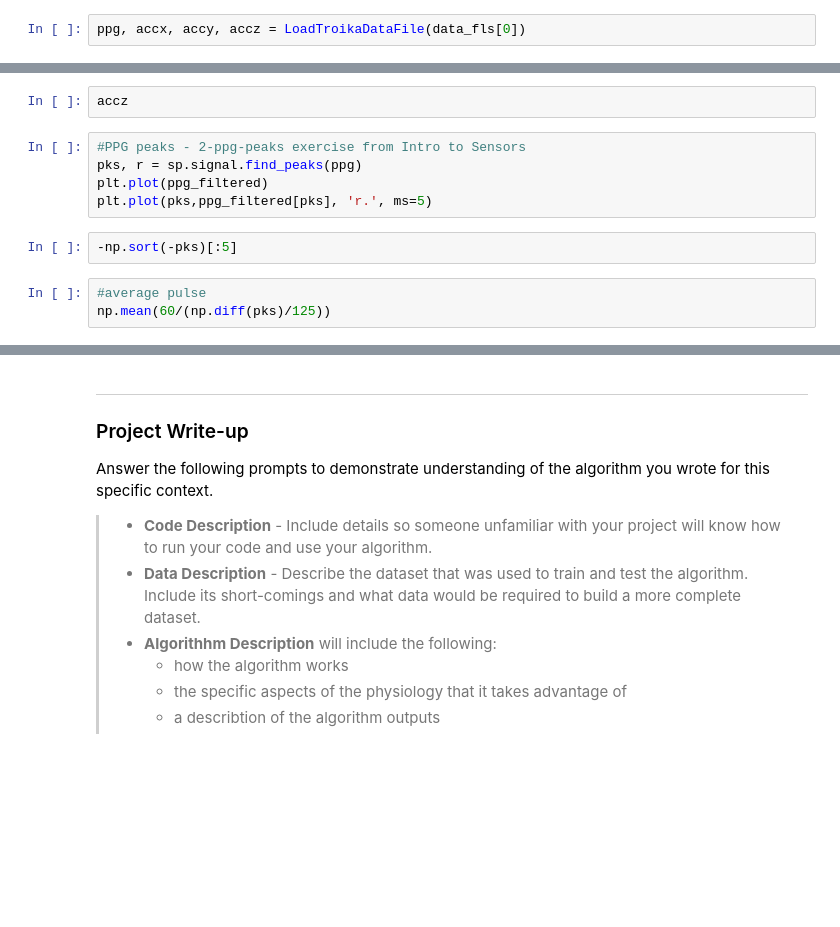
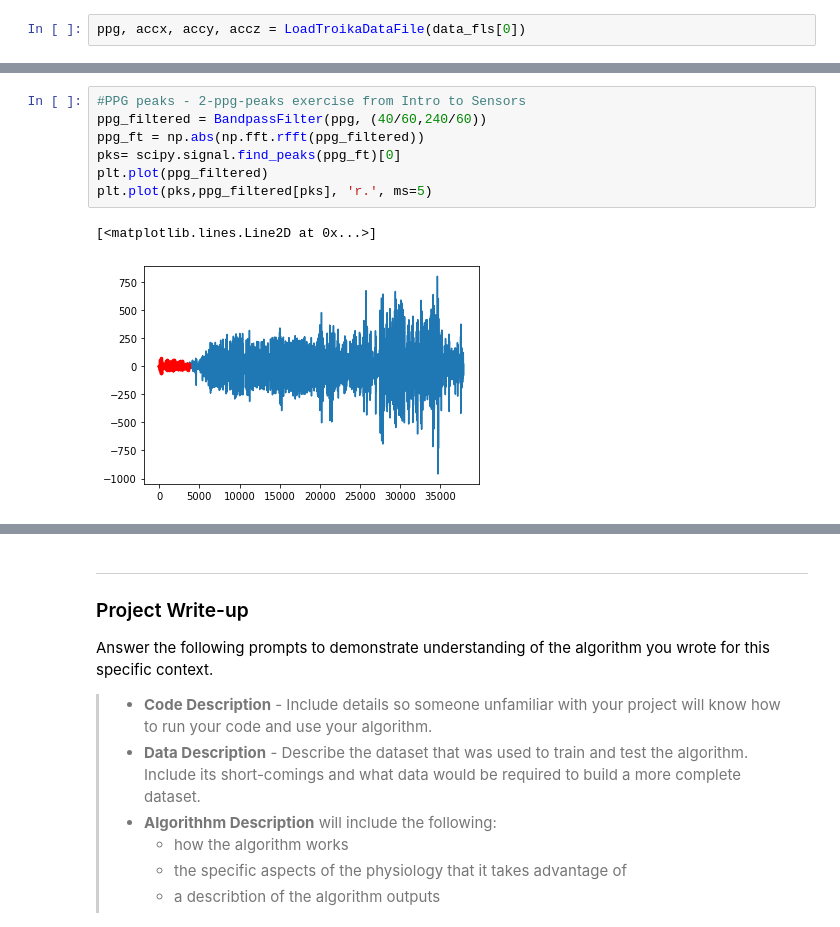
Before and after one commit to rodrigombsantana/Udacity-Nanodegree-AI-Healthcare, a Jupyter notebook: PPG_project/pulse_rate_starter.ipynb, the cells around one changed output, grey strips where cells are left out. Cells and saved outputs as stored; diff of their text form; blank space fills up the shorter version.

```diff
--- a/PPG_project/pulse_rate_starter.ipynb
+++ b/PPG_project/pulse_rate_starter.ipynb
@@ -216,12 +250,10 @@ accy
-# %%
-accz
 # %%
 #PPG peaks - 2-ppg-peaks exercise from Intro to Sensors
-pks, r = sp.signal.find_peaks(ppg)
+ppg_filtered = BandpassFilter(ppg, (40/60,240/60))
+ppg_ft = np.abs(np.fft.rfft(ppg_filtered))
+pks= scipy.signal.find_peaks(ppg_ft)[0]
 plt.plot(ppg_filtered)
 plt.plot(pks,ppg_filtered[pks], 'r.', ms=5)
+# %% [output]
+[<matplotlib.lines.Line2D at 0x...>]
+[figure, added]
-# %%
--np.sort(-pks)[:5]
-# %%
-#average pulse
-np.mean(60/(np.diff(pks)/125))
```
Also changed, not shown: parts of 16 cells of this notebook.
